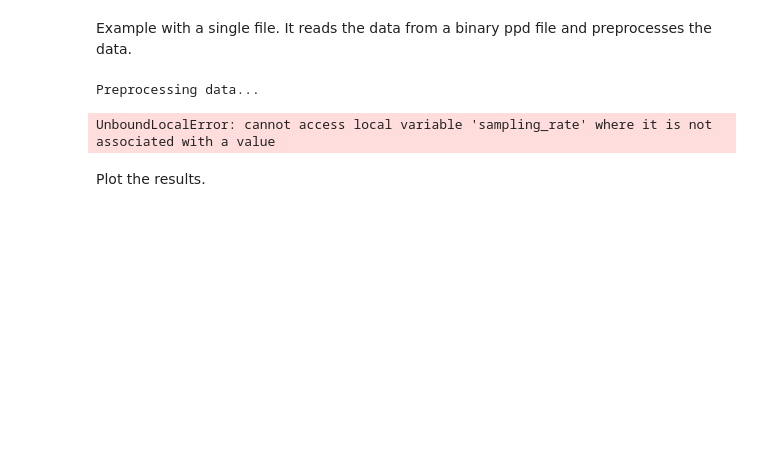
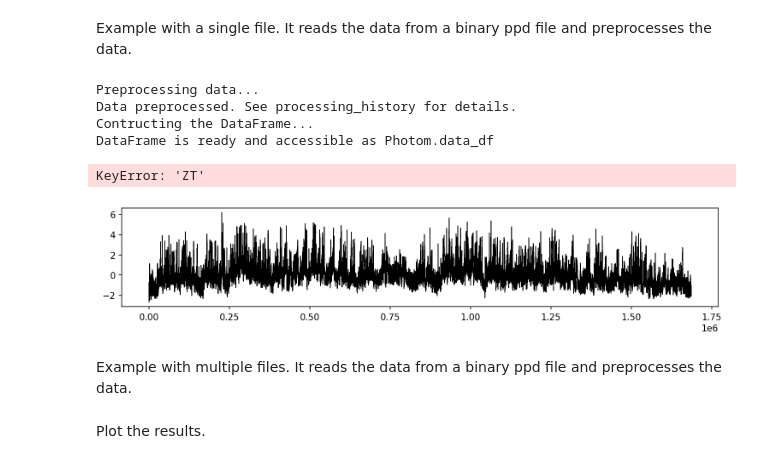
Before and after one commit to hkucukdereli/pyphotometry_data_analysis, a Jupyter notebook: star protocol.ipynb, the cells around one changed output. Cells and saved outputs as stored; diff of their text form; code cells hidden in the pictures; blank space fills up the shorter version.

```diff
--- a/star protocol.ipynb
+++ b/star protocol.ipynb
@@ -18,21 +16,44 @@ The autoreload extension is already loaded. To reload it, use:
 # %% [markdown]
 Example with a single file. It reads the data from a binary ppd file and preprocesses the data.
 # %%
-photom = Photom("/Users/hakan/Library/CloudStorage/Dropbox/Amelia/Circadian/STAR-Protocol/020219-2-2019-09-17-161002.ppd",
+photom = Photom("/Users/hakan/Library/CloudStorage/Dropbox/Amelia/BIDMC-Harvard/Circadian/STAR-Protocol/020219-2-2019-09-17-161002.ppd",
                 signal_channel = "analog_1",
                 control_channel = "analog_2",
                 low_pass = 5,           # low_pass
                 high_pass = 0.0001,     # high_pass
-                preprocess=True,        # Preprocess the data
+                preprocess = True,        # Preprocess the data
                 median_filter = 21,
                 downsample_factor = 2,   # Downsample from 10 Hz to 5 Hz
                 downsample_method = "mean",
                 bleach_correct = True,
                 motion_correct = True,
                 normalization = "z-score",
-                timeseries = True,
+                timeseries = False,
                 as_df = True
                 )
 # %% [output]
 Preprocessing data...
+Data preprocessed. See processing_history for details.
+Contructing the DataFrame...
+DataFrame is ready and accessible as Photom.data_df
-UnboundLocalError: cannot access local variable 'sampling_rate' where it is not associated with a value
+# %%
+# photom.data_df
+fig, ax = plt.subplots(figsize=(12,2), dpi=150)
+
+# df = photom.data_df.query('index >= @begin_time & index <= @end_time')
+
+ax.plot(photom.data_df.index, photom.data_df['signal_norm'], color="black", lw=0.8)
+# ax.plot(photom.data_df.index, photom.data_df['control_norm'], color="tomato")
+
+xticks = np.array([df.iloc[0].name for (zt, day), df in photom.data_df.groupby(['ZT','day']) if zt in [0,12]])
+xticklabels = np.array([f'Day {day} ZT{zt}' for (zt, day), df in photom.data_df.groupby(['ZT','day']) if zt in [0,12]])
+ax.set_xticks(xticks)
+ax.set_xticklabels(xticklabels, rotation=45, ha='right')
+
+for a, b in np.sort(xticks).reshape(-1,2):
+    ax.fill_between([a,b], -3, 7, color="lightgray", alpha=0.5, lw=0)
+# %% [output]
+KeyError: 'ZT'
+[figure, added]
+# %% [markdown]
+Example with multiple files. It reads the data from a binary ppd file and preprocesses the data.
```
Also changed, not shown: parts of 11 cells of this notebook, 4 other files.
